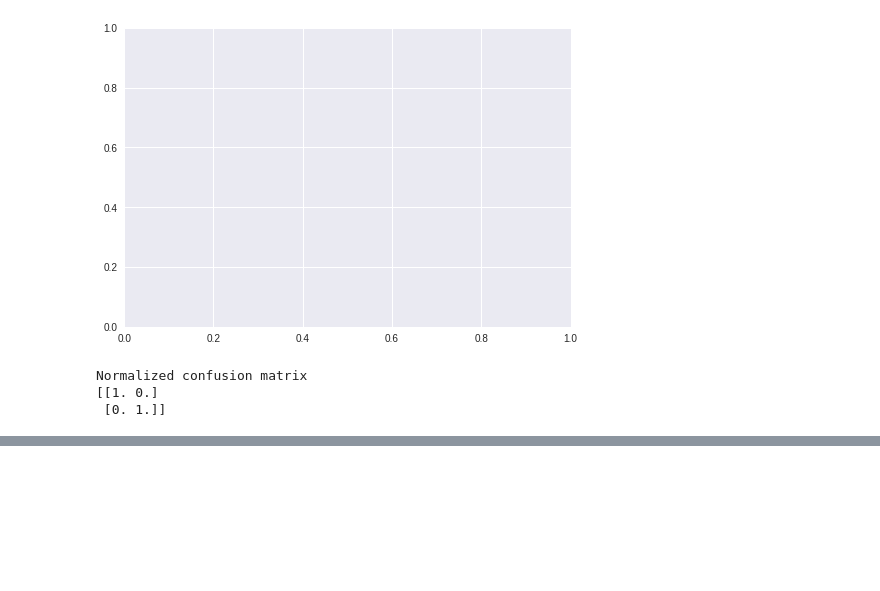
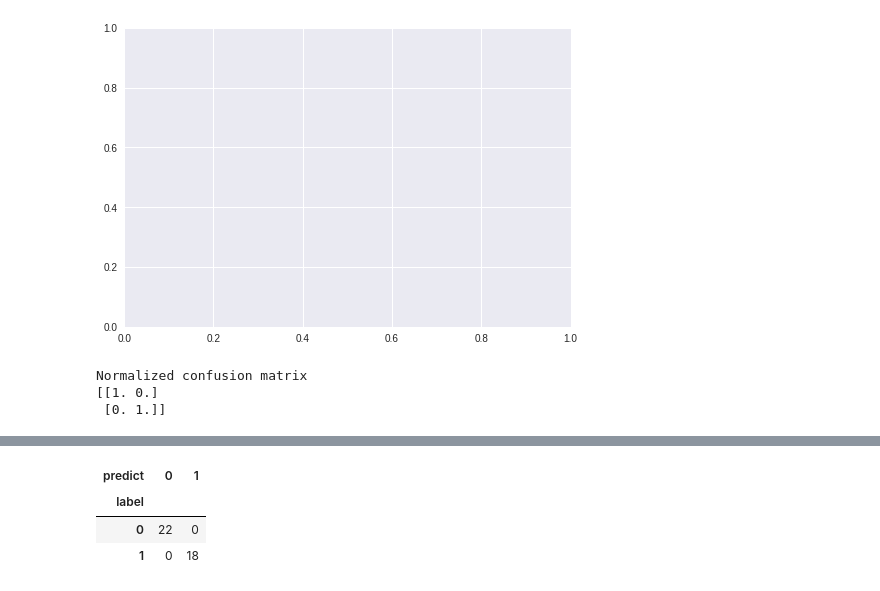
Before and after one commit to BingHung/AI, a Jupyter notebook: [03042019_2]_FHI_RT_BH_L1.ipynb, the cells around one changed output, grey strips where cells are left out. Drawn from its saved outputs; the diff is of its cells as text; code cells hidden in the pictures; blank space fills up the shorter version.

```diff
--- a/[03042019_2]_FHI_RT_BH_L1.ipynb
+++ b/[03042019_2]_FHI_RT_BH_L1.ipynb
@@ -349,0 +356,21 @@ Normalized confusion matrix
+# %%
+prediction=model.predict_classes(test_data)
+# %%
+print(test_label.shape)
+print(test_label[0])
+print(test_label[0][0])
+print(test_label[1])
+print(test_label[1][0])
+
+
+ans=[]
+for i in range(len(test_label)):
+  if test_label[i][0]==1:
+    ans.append(0)
+  elif  test_label[i][0]==0:
+    ans.append(1)
+
+ans=np.array(ans)
+
+print(ans)
+print(prediction)
@@ -349,0 +387,8 @@ Normalized confusion matrix
+# %%
+import pandas as pd
+pd.crosstab(ans,prediction,rownames=['label'],colnames=['predict'])
+# %% [output]
+| predict | 0 | 1 |
+| label |  |  |
+| 0 | 22 | 0 |
+| 1 | 0 | 18 |
```
Also changed, not shown: parts of 6 cells of this notebook.
